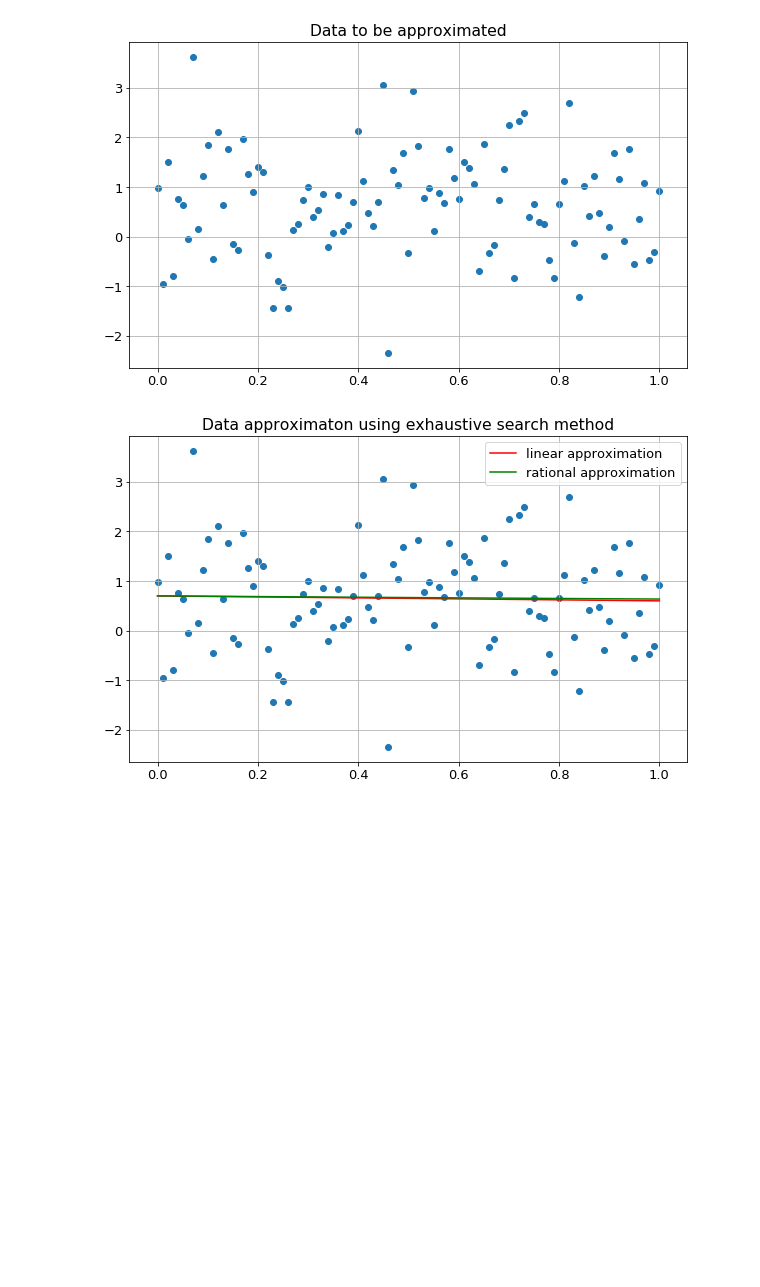
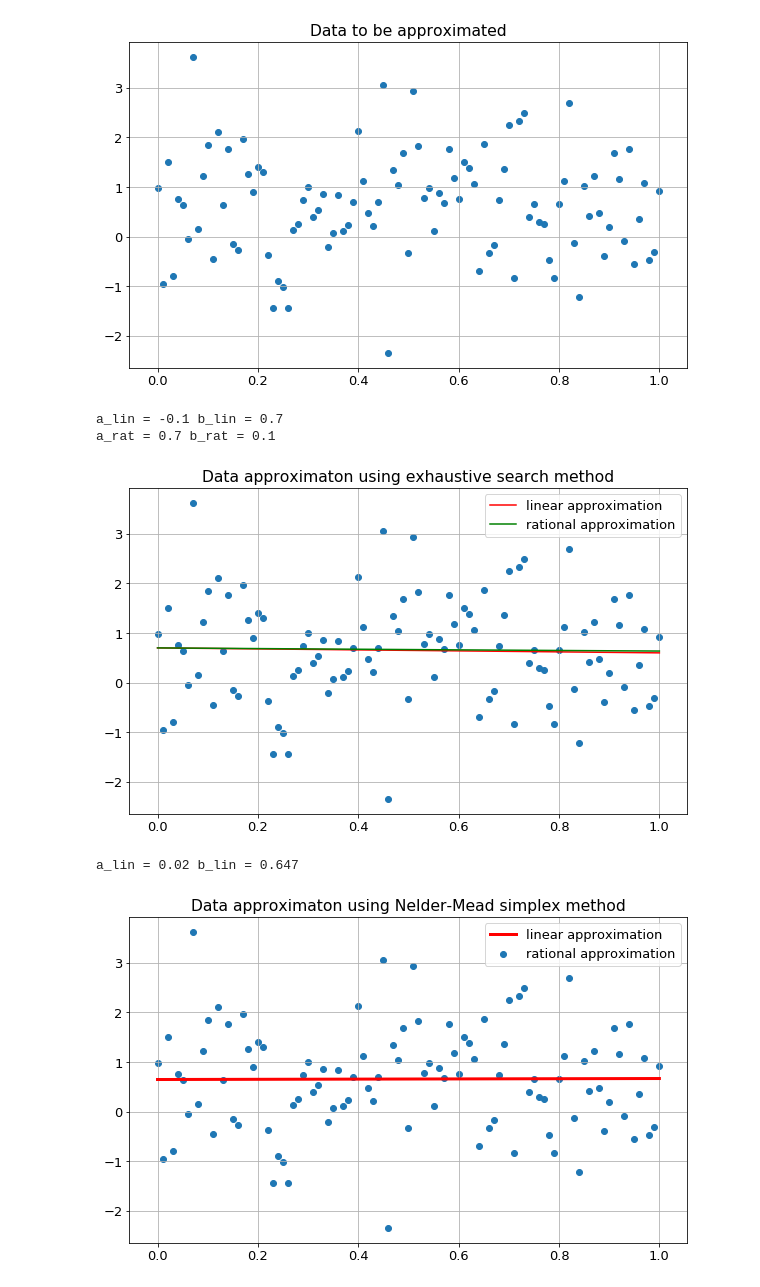
Before and after one commit to belpablo/Algorithms-21, a Jupyter notebook: Lab_2_redo.ipynb, the cells around one changed output. Drawn from its saved outputs; the diff is of its cells as text; code cells hidden in the pictures; blank space fills up the shorter version.

```diff
--- a/Lab_2_redo.ipynb
+++ b/Lab_2_redo.ipynb
@@ -358,8 +358,29 @@ def exhaustive_search_mult(func, x_arr, y_arr, left_boundary = -1, right_boundar
     return a_min, b_min, func_eval_num, iter_num
 
 
-def coordinate_descent_mult(func, x_arr, y_arr, initial_aprox = [0, 0], eps = 1e-3):
-    pass
+def coordinate_descent_mult(func, x_arr, y_arr, initial_aprox = [0, 0], eps = 1e-4):
+
+    func_eval_num = 0
+    iter_num = 0
+
+    prev_approx = initial_aprox
+    curr_approx = [np.dot(x_arr, y_arr)/np.sum(x_arr) - prev_approx[1], prev_approx[1]]
+    func_eval_num += 1
+    iter_num += 1
+
+    while (curr_approx[0] - prev_approx[0] > eps) or (curr_approx[1] - prev_approx[1] > eps):
+
+        prev_approx = curr_approx
+
+        if iter_num % 2:                                                           # if iter num is odd
+            curr_approx[1] = np.sum(y_arr)/(len(x_arr) * curr_approx[0] * np.sum(x_arr))
+        else:
+            curr_approx[0] = np.dot(x_arr, y_arr)/np.sum(x_arr) - prev_approx[1]
+
+        func_eval_num += 1
+        iter_num += 1
+
+    return curr_approx[0], curr_approx[1], func_eval_num, iter_num
 
 
 def Nelder_Mead_mult(func, x_arr, y_arr, initial_aprox = [0, 0], eps = 1e-3, disp = False):
@@ -382,6 +403,29 @@ plt.plot(x_arr, a_rat / (1 + x_arr * b_rat), c = 'g')
 
 plt.legend(['linear approximation', 'rational approximation'], loc = 'best')
 plt.grid()
+
+print('a_lin = ' + str(round(a_lin, 3)), 'b_lin = ' +  str(round(b_lin, 3)))
+print('a_rat = ' + str(round(a_rat, 3)), 'b_rat = ' +  str(round(b_rat, 3)))
 # %% [output]
+a_lin = -0.1 b_lin = 0.7
+a_rat = 0.7 b_rat = 0.1
 [figure]
+# %%
+# GAUSS COORDINATE DESCENT METHOD
+
+plt.figure(figsize = (10, 6))
+plt.title('Data approximaton using Nelder-Mead simplex method')
+plt.scatter(x_arr, y_arr)
+
+b_lin, a_lin, func_eval_lin, iter_num_lin = coordinate_descent_mult(least_squares_linear, x_arr, y_arr)
+plt.plot(x_arr, a_lin * x_arr + b_lin, c = 'r', linewidth = 3.0)
+
+plt.legend(['linear approximation', 'rational approximation'], loc = 'best')
+plt.grid()
+
+print('a_lin = ' + str(round(a_lin, 3)), 'b_lin = ' +  str(round(b_lin, 3)))
+#print('a_rat = ' + str(round(a_rat, 3)), 'b_rat = ' +  str(round(b_rat, 3)))
+# %% [output]
+a_lin = 0.02 b_lin = 0.647
+[figure, added]
 # %%
```
Also changed, not shown: parts of 1 cell of this notebook.
